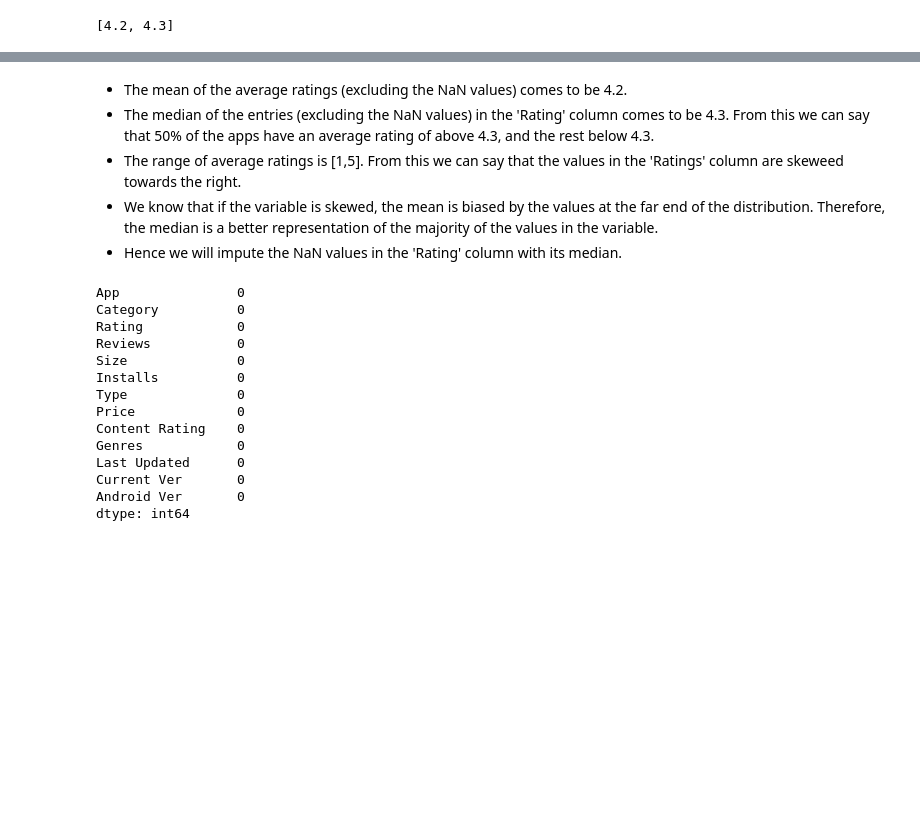
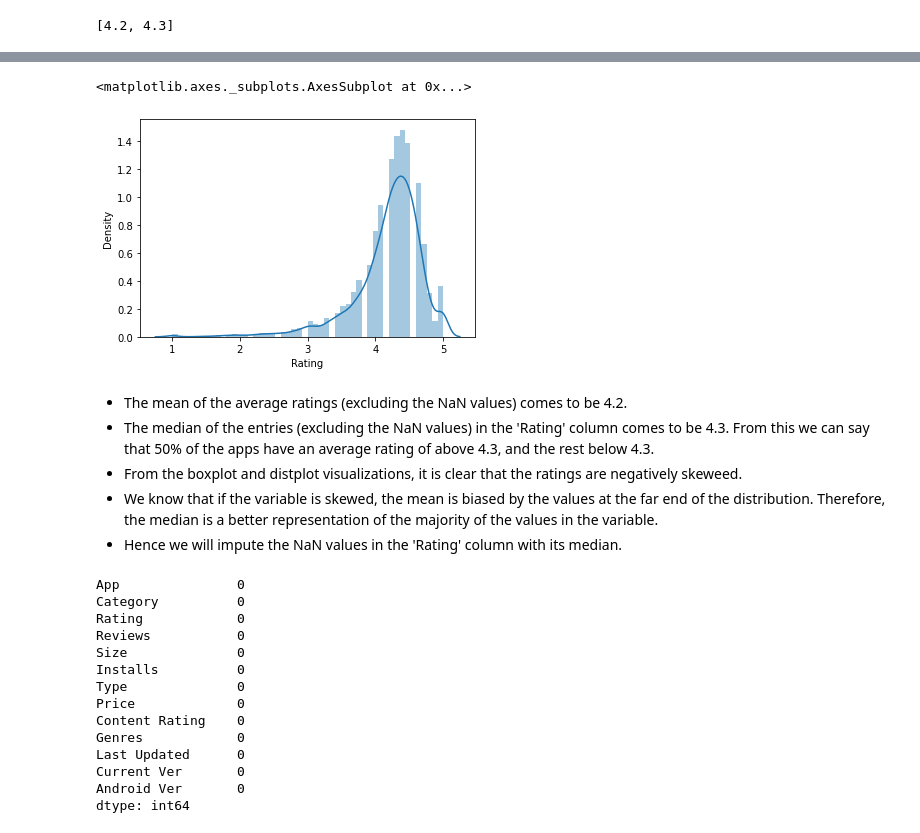
Before and after one commit to shaloy-lewis/EDA_on_play_store_app_reviews, a Jupyter notebook: EDA_on_Play_Store_App_Reviews_by_Shaloy_Lewis.ipynb, the cells around one changed output, grey strips where cells are left out. Cells and saved outputs as stored; diff of their text form; code cells hidden in the pictures; blank space fills up the shorter version.

```diff
--- a/EDA_on_Play_Store_App_Reviews_by_Shaloy_Lewis.ipynb
+++ b/EDA_on_Play_Store_App_Reviews_by_Shaloy_Lewis.ipynb
@@ -371,7 +402,14 @@ median_rating = ps_df[~ps_df['Rating'].isnull()]['Rating'].median()
+# %%
+# Distplot
+
+sns.distplot(ps_df['Rating'])
+# %% [output]
+<matplotlib.axes._subplots.AxesSubplot at 0x...>
+[figure, added]
 # %% [markdown]
 * The mean of the average ratings (excluding the NaN values) comes to be 4.2.
 * The median of the entries (excluding the NaN values) in the 'Rating' column comes to be 4.3. From this we can say that 50% of the apps have an average rating of above 4.3, and the rest below 4.3.
-* The range of average ratings is [1,5]. From this we can say that the values in the 'Ratings' column are skeweed towards the right.
+* From the boxplot and distplot visualizations, it is clear that the ratings are negatively skeweed.
 * We know that if the variable is skewed, the mean is biased by the values at the far end of the distribution. Therefore, the median is a better representation of the majority of the values in the variable.
 * Hence we will impute the NaN values in the 'Rating' column with its median.
 # %%
```
Also changed, not shown: parts of 36 cells of this notebook.
